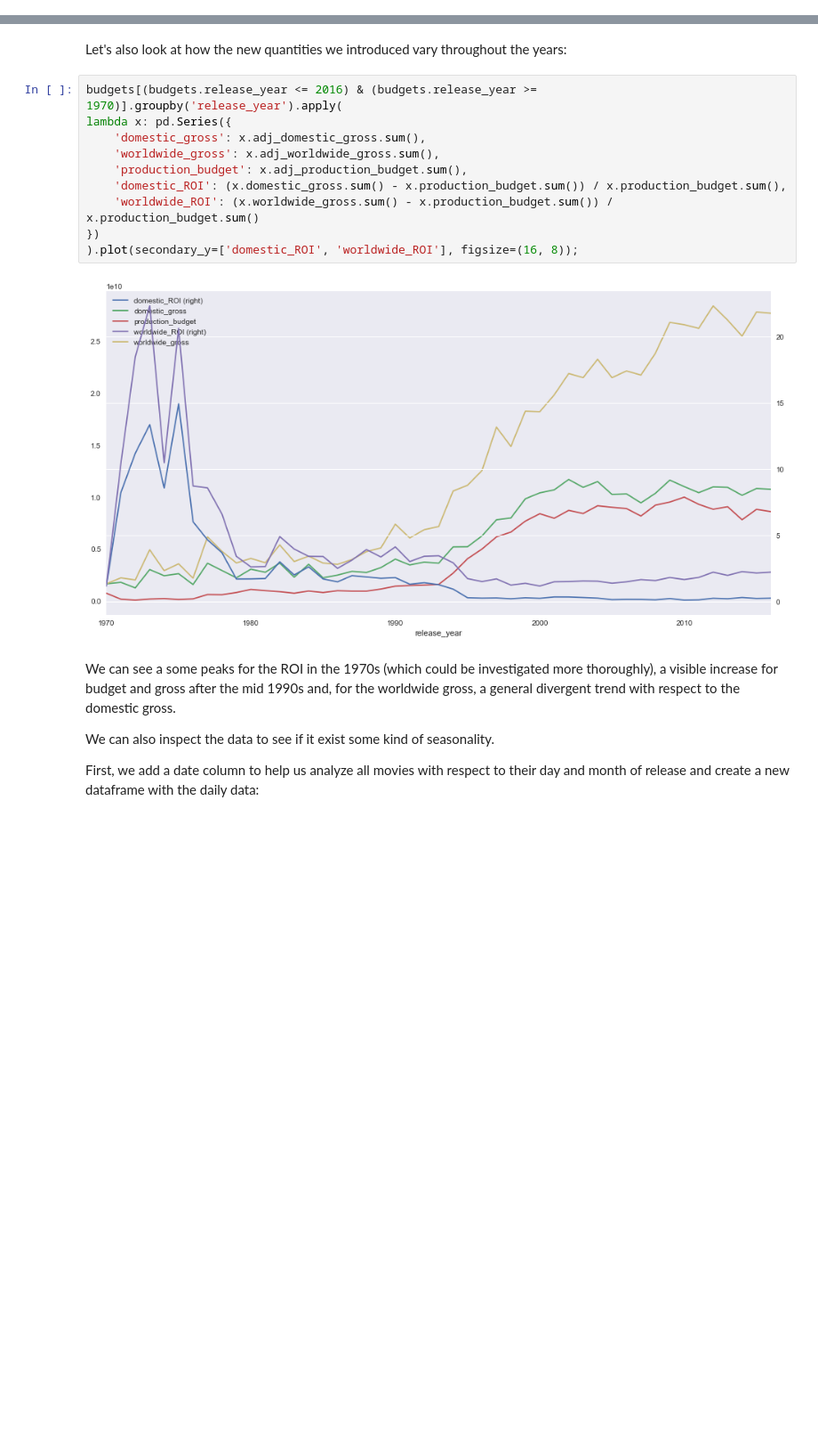
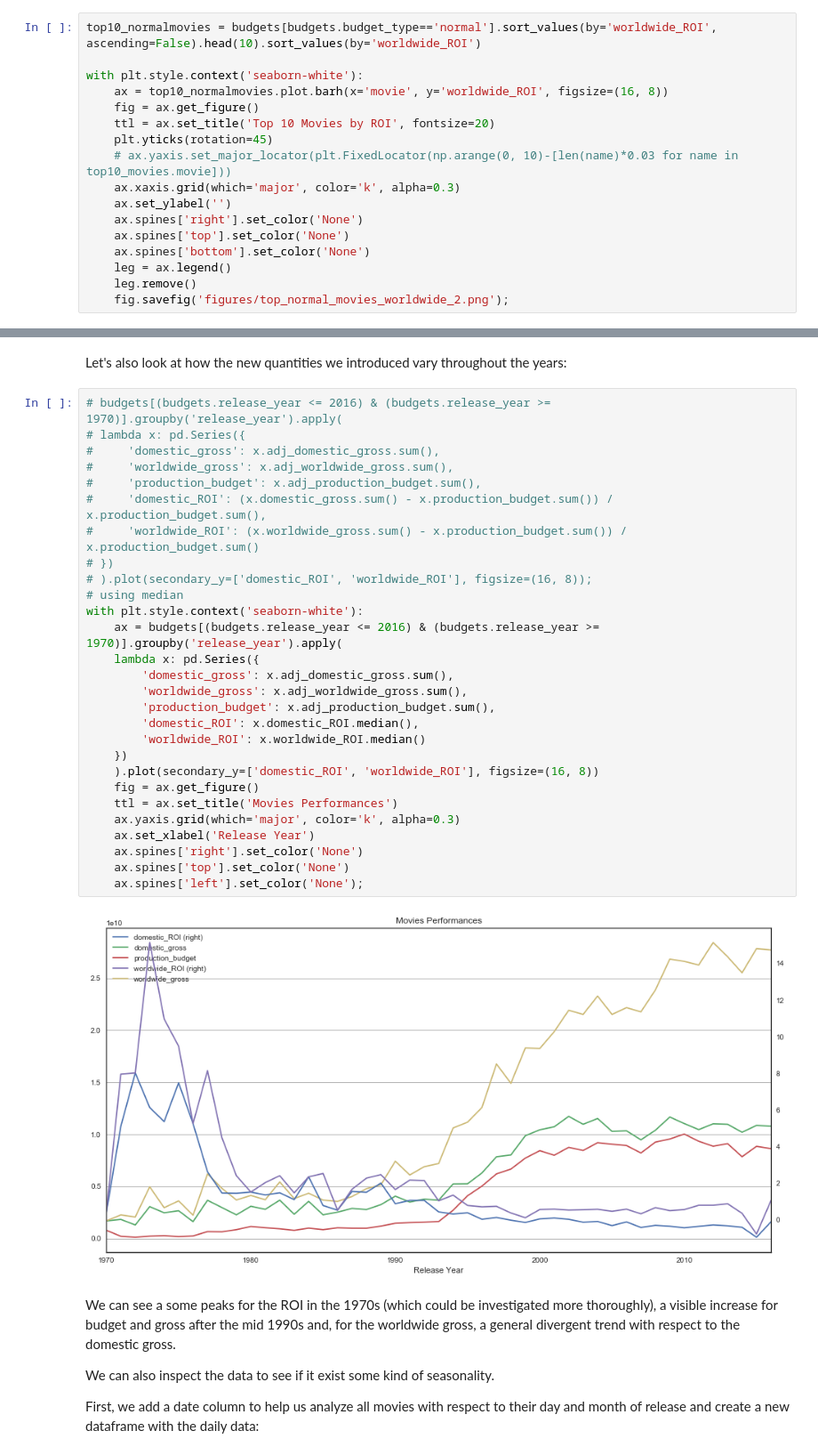
Before and after one commit to aleph314/Projects, a Jupyter notebook: EDA/3_budget_gross_EDA.ipynb, the cells around one changed output, grey strips where cells are left out. Shown at 89% size. Saved outputs shown, nothing was run; the diff lists cells and outputs as text; blank space fills up the shorter version.

```diff
--- a/EDA/3_budget_gross_EDA.ipynb
+++ b/EDA/3_budget_gross_EDA.ipynb
@@ -59,0 +67,17 @@ fig.savefig('figures/top_normal_movies_worldwide.png');
+# %%
+top10_normalmovies = budgets[budgets.budget_type=='normal'].sort_values(by='worldwide_ROI', ascending=False).head(10).sort_values(by='worldwide_ROI')
+
+with plt.style.context('seaborn-white'):
+    ax = top10_normalmovies.plot.barh(x='movie', y='worldwide_ROI', figsize=(16, 8))
+    fig = ax.get_figure()
+    ttl = ax.set_title('Top 10 Movies by ROI', fontsize=20)
+    plt.yticks(rotation=45)
+    # ax.yaxis.set_major_locator(plt.FixedLocator(np.arange(0, 10)-[len(name)*0.03 for name in top10_movies.movie]))
+    ax.xaxis.grid(which='major', color='k', alpha=0.3)
+    ax.set_ylabel('')
+    ax.spines['right'].set_color('None')
+    ax.spines['top'].set_color('None')
+    ax.spines['bottom'].set_color('None')
+    leg = ax.legend()
+    leg.remove()
+    fig.savefig('figures/top_normal_movies_worldwide_2.png');
@@ -60,17 +86,35 @@ fig.savefig('figures/top_normal_movies_worldwide.png');
 # %% [markdown]
 Let's also look at how the new quantities we introduced vary throughout the years:
 # %%
-budgets[(budgets.release_year <= 2016) & (budgets.release_year >= 1970)].groupby('release_year').apply(
-lambda x: pd.Series({
-    'domestic_gross': x.adj_domestic_gross.sum(),
-    'worldwide_gross': x.adj_worldwide_gross.sum(),
-    'production_budget': x.adj_production_budget.sum(),
-    'domestic_ROI': (x.domestic_gross.sum() - x.production_budget.sum()) / x.production_budget.sum(),
-    'worldwide_ROI': (x.worldwide_gross.sum() - x.production_budget.sum()) / x.production_budget.sum()
-})
-).plot(secondary_y=['domestic_ROI', 'worldwide_ROI'], figsize=(16, 8));
+# budgets[(budgets.release_year <= 2016) & (budgets.release_year >= 1970)].groupby('release_year').apply(
+# lambda x: pd.Series({
+#     'domestic_gross': x.adj_domestic_gross.sum(),
+#     'worldwide_gross': x.adj_worldwide_gross.sum(),
+#     'production_budget': x.adj_production_budget.sum(),
+#     'domestic_ROI': (x.domestic_gross.sum() - x.production_budget.sum()) / x.production_budget.sum(),
+#     'worldwide_ROI': (x.worldwide_gross.sum() - x.production_budget.sum()) / x.production_budget.sum()
+# })
+# ).plot(secondary_y=['domestic_ROI', 'worldwide_ROI'], figsize=(16, 8));
+# using median
+with plt.style.context('seaborn-white'):
+    ax = budgets[(budgets.release_year <= 2016) & (budgets.release_year >= 1970)].groupby('release_year').apply(
+    lambda x: pd.Series({
+        'domestic_gross': x.adj_domestic_gross.sum(),
+        'worldwide_gross': x.adj_worldwide_gross.sum(),
+        'production_budget': x.adj_production_budget.sum(),
+        'domestic_ROI': x.domestic_ROI.median(),
+        'worldwide_ROI': x.worldwide_ROI.median()
+    })
+    ).plot(secondary_y=['domestic_ROI', 'worldwide_ROI'], figsize=(16, 8))
+    fig = ax.get_figure()
+    ttl = ax.set_title('Movies Performances')
+    ax.yaxis.grid(which='major', color='k', alpha=0.3)
+    ax.set_xlabel('Release Year')
+    ax.spines['right'].set_color('None')
+    ax.spines['top'].set_color('None')
+    ax.spines['left'].set_color('None');
 # %% [output]
-[figure, old version]
+[figure, new version]
 # %% [markdown]
 We can see a some peaks for the ROI in the 1970s (which could be investigated more thoroughly), a visible increase for budget and gross after the mid 1990s and, for the worldwide gross, a general divergent trend with respect to the domestic gross.
 
```
Also changed, not shown: parts of 11 cells of this notebook, 12 other files.
